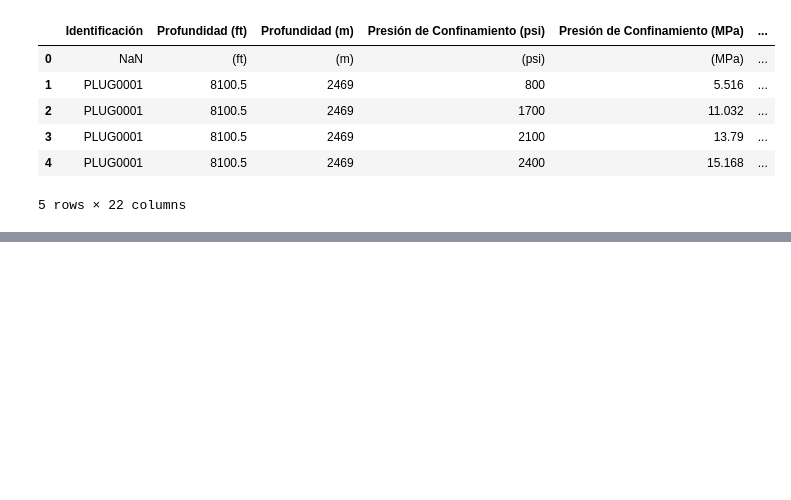
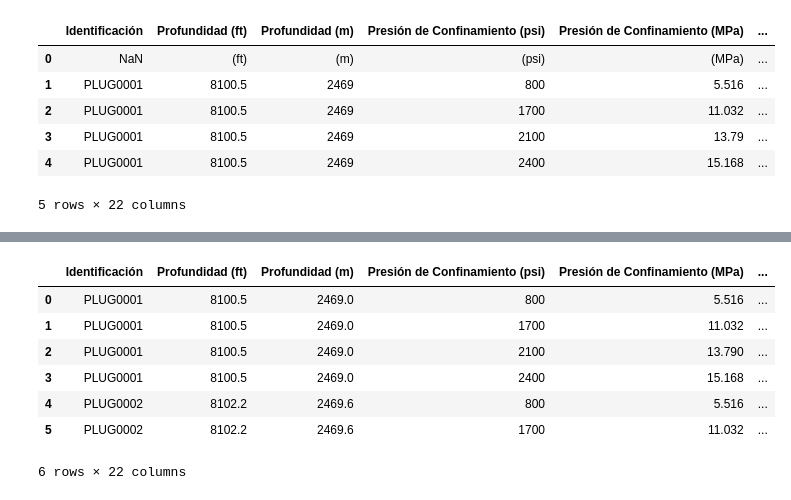
Before and after one commit to jesus24921/Analisis-de-Datos-en-Petrofisica-Basica-con-Python, a Jupyter notebook: Pozo x/ANÁLISIS PETROFÍSICOS BÁSICOS POZO X .ipynb, the cells around one changed output, grey strips where cells are left out. Cells and saved outputs as stored; diff of their text form; code cells hidden in the pictures; blank space fills up the shorter version.

```diff
--- a/Pozo x/ANÁLISIS PETROFÍSICOS BÁSICOS POZO X .ipynb
+++ b/Pozo x/ANÁLISIS PETROFÍSICOS BÁSICOS POZO X .ipynb
@@ -70,0 +134,11 @@ basicos_pozox.head(5)
+# %%
+basicos_pozox.head(6)
+# %% [output]
+|  | Identificación | Profundidad (ft) | Profundidad (m) | Presión de Confinamiento (psi) | Presión de Confinamiento (MPa) | ... |
+| 0 | PLUG0001 | 8100.5 | 2469.0 | 800 | 5.516 | ... |
+| 1 | PLUG0001 | 8100.5 | 2469.0 | 1700 | 11.032 | ... |
+| 2 | PLUG0001 | 8100.5 | 2469.0 | 2100 | 13.790 | ... |
+| 3 | PLUG0001 | 8100.5 | 2469.0 | 2400 | 15.168 | ... |
+| 4 | PLUG0002 | 8102.2 | 2469.6 | 800 | 5.516 | ... |
+| 5 | PLUG0002 | 8102.2 | 2469.6 | 1700 | 11.032 | ... |
+6 rows × 22 columns
```
Also changed, not shown: parts of 12 cells of this notebook, 1 other file.
